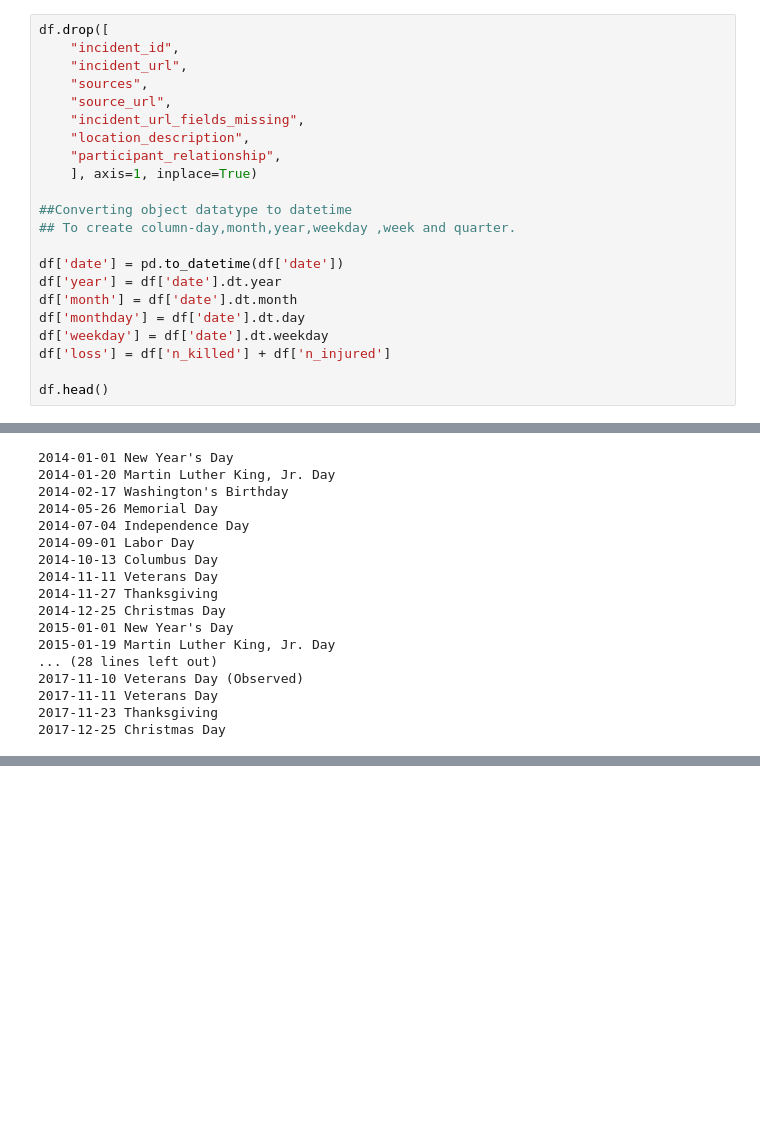
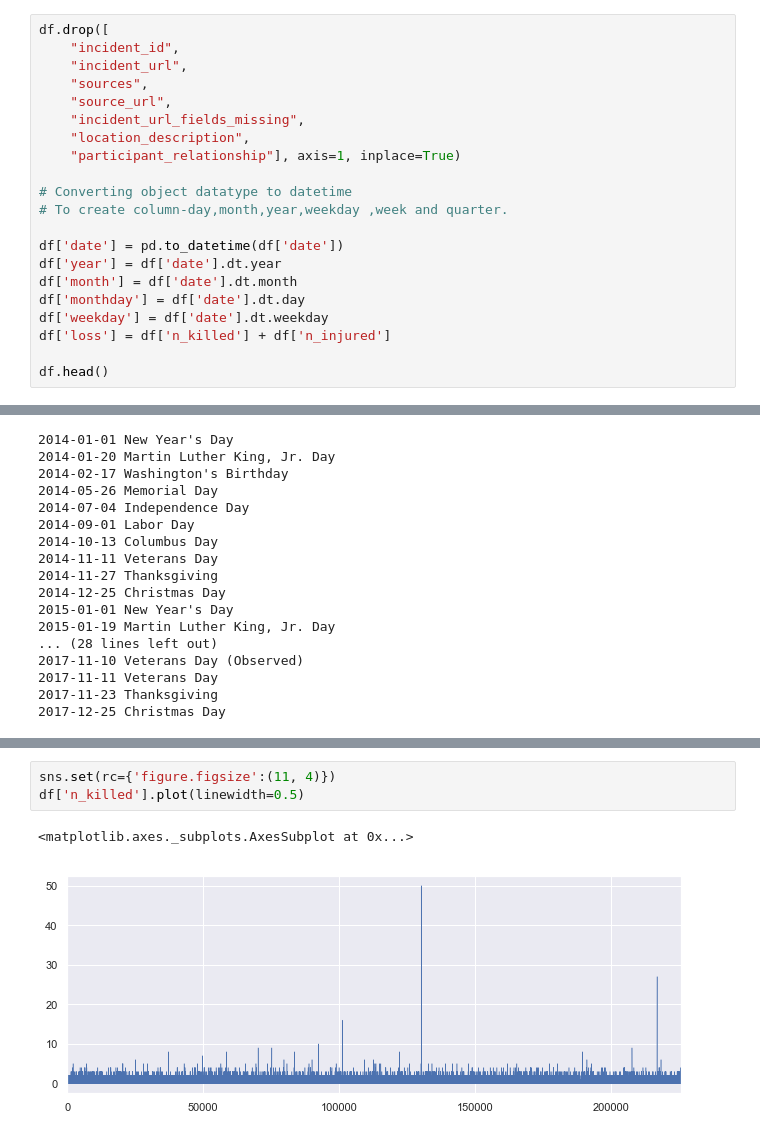
Before and after one commit to Nadide/Gun-Violence-Data-Analysis, a Jupyter notebook: analysis_notebooks/Time series analysis.ipynb, the cells around one changed output, grey strips where cells are left out. Saved outputs shown, nothing was run; the diff lists cells and outputs as text; blank space fills up the shorter version.

```diff
--- a/analysis_notebooks/Time series analysis.ipynb
+++ b/analysis_notebooks/Time series analysis.ipynb
@@ -154,11 +198,10 @@ df.drop([
     "source_url",
     "incident_url_fields_missing",
     "location_description",
-    "participant_relationship",
-    ], axis=1, inplace=True)
+    "participant_relationship"], axis=1, inplace=True)
 
-##Converting object datatype to datetime
-## To create column-day,month,year,weekday ,week and quarter.
+# Converting object datatype to datetime
+# To create column-day,month,year,weekday ,week and quarter.
 
 df['date'] = pd.to_datetime(df['date'])
 df['year'] = df['date'].dt.year
@@ -465,0 +529,6 @@ for date, name in sorted(holidays.US(state=None, years=2017).items()):
+# %%
+sns.set(rc={'figure.figsize':(11, 4)})
+df['n_killed'].plot(linewidth=0.5)
+# %% [output]
+<matplotlib.axes._subplots.AxesSubplot at 0x...>
+[figure, added]
```
Also changed, not shown: parts of 12 cells of this notebook.
